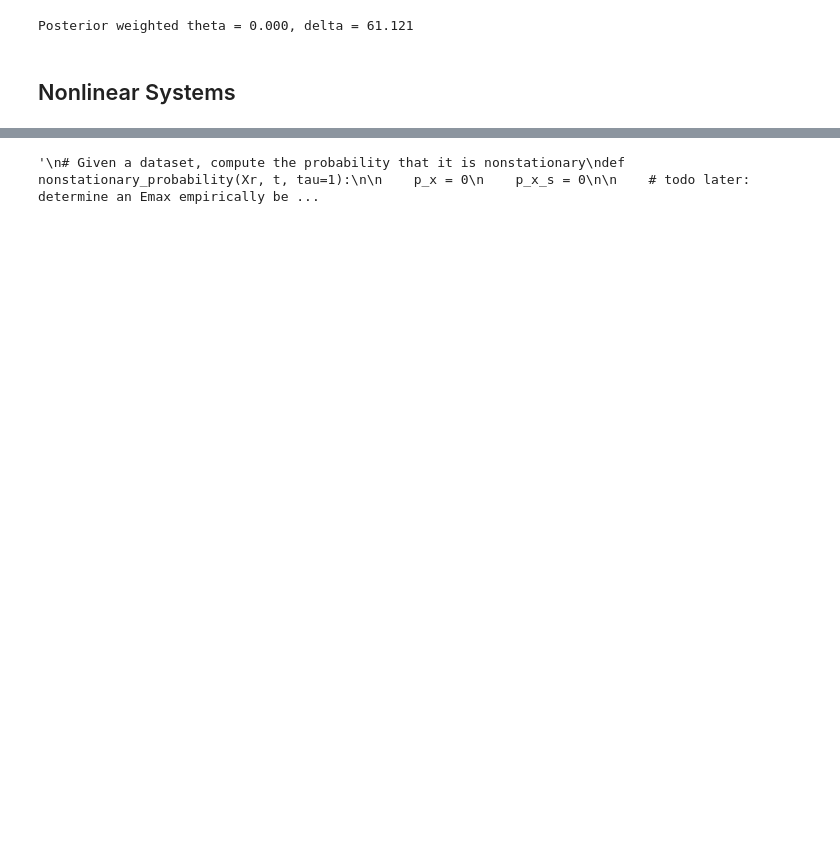
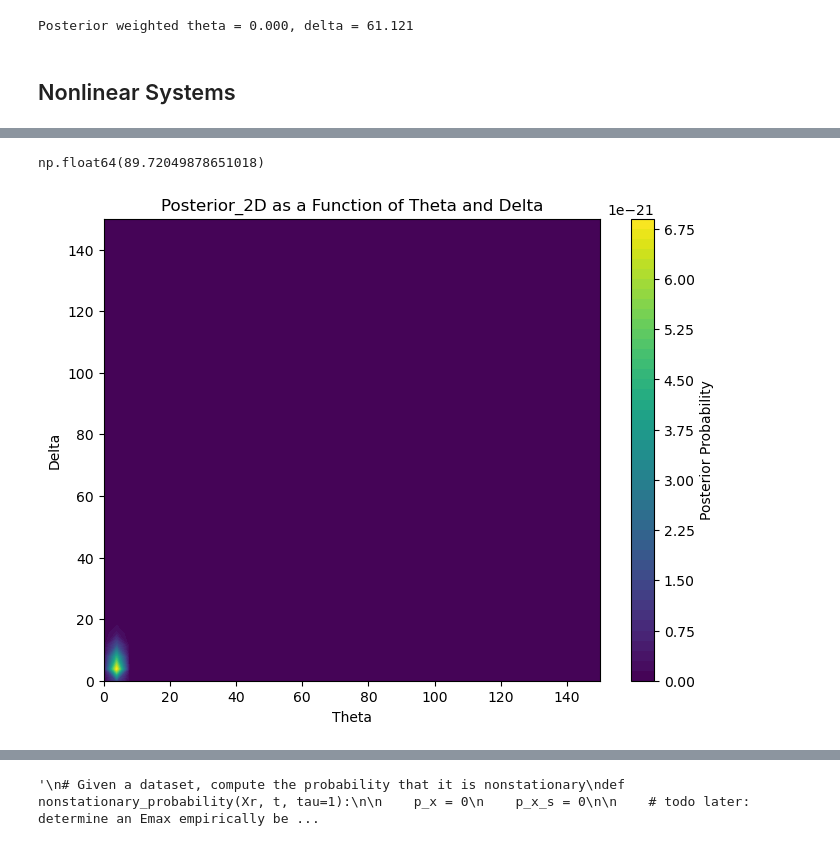
Before and after one commit to kenflat2/NS-Map, a Jupyter notebook: jupyter_notebooks/BayesianNonstationaryDetection.ipynb, the cells around one changed output, grey strips where cells are left out. Saved outputs shown, nothing was run; the diff lists cells and outputs as text; code cells hidden in the pictures; blank space fills up the shorter version.

```diff
--- a/jupyter_notebooks/BayesianNonstationaryDetection.ipynb
+++ b/jupyter_notebooks/BayesianNonstationaryDetection.ipynb
@@ -457,0 +471,8 @@ Nonstationary Logistic Series Bayes Factor:  290033354098.73596 +/- nan (evidenc
+# %%
+evidence
+# %% [output]
+np.float64(89.72049878651018)
+# %%
+plot_posterior_2d(data_E, (0, 150), (0, 150), lambda1, lambda2, resolution=40)
+# %% [output]
+[figure, added]
```
Also changed, not shown: parts of 18 cells of this notebook, 12 other files.
